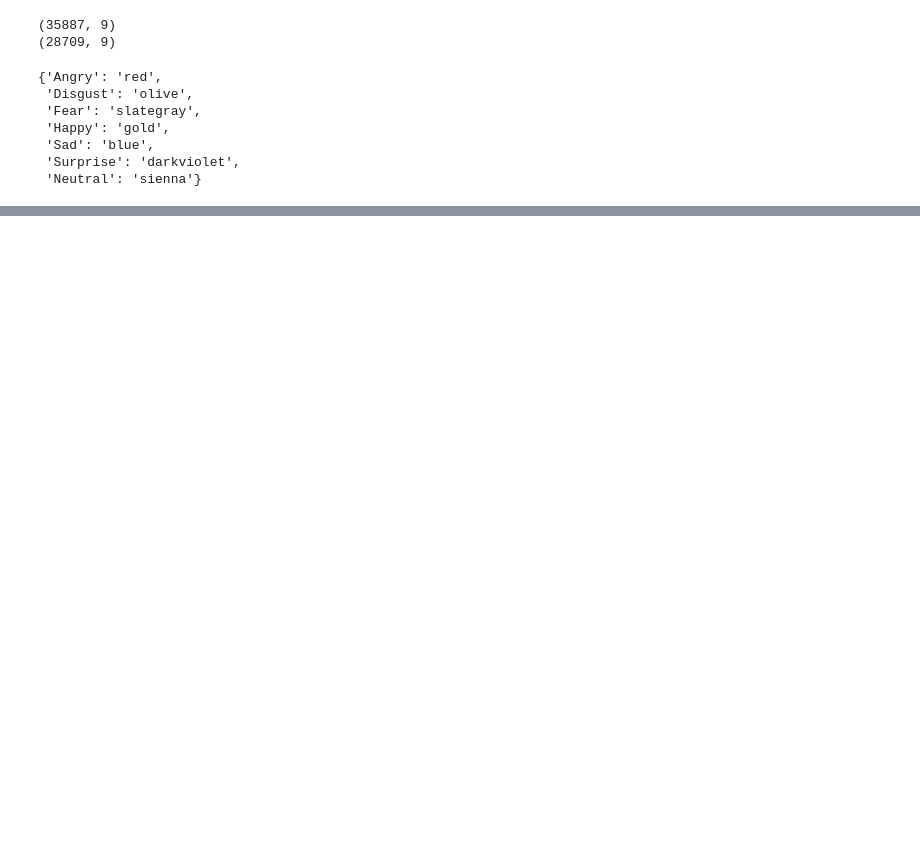
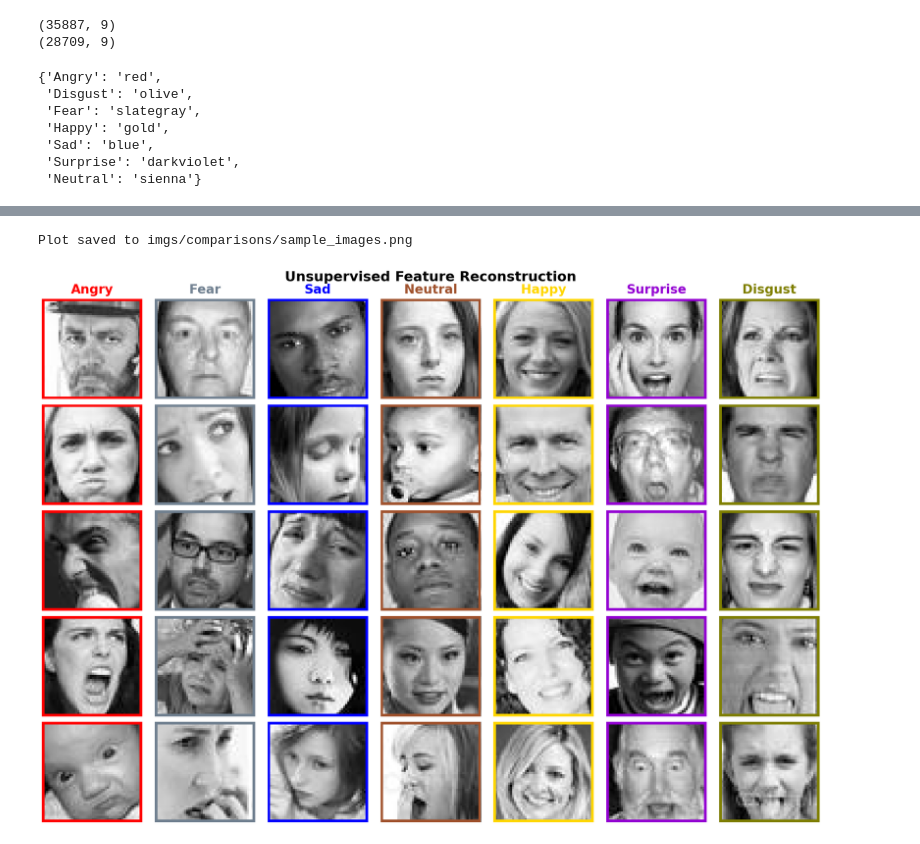
Before and after one commit to dlumian/EmotionFaceClassifier, a Jupyter notebook: notebooks/3_eda_image_analysis.ipynb, the cells around one changed output, grey strips where cells are left out. Drawn from its saved outputs; the diff is of its cells as text; code cells hidden in the pictures; blank space fills up the shorter version.

```diff
--- a/notebooks/3_eda_image_analysis.ipynb
+++ b/notebooks/3_eda_image_analysis.ipynb
@@ -93,0 +80,11 @@ Comparison subplot saved to imgs/test_examples/sample_images.png
+# %%
+sample_imgs_save_path = os.path.join('imgs', 'comparisons', 'sample_images.png')
+# %%
+plot_face_matrix(
+    image_dict=emo_samples,
+    row_labels=None,
+    group_colors=color_dict,
+    save_path=sample_imgs_save_path)
+# %% [output]
+Plot saved to imgs/comparisons/sample_images.png
+[figure, added]
```
Also changed, not shown: parts of 29 cells of this notebook, 3 other files.
